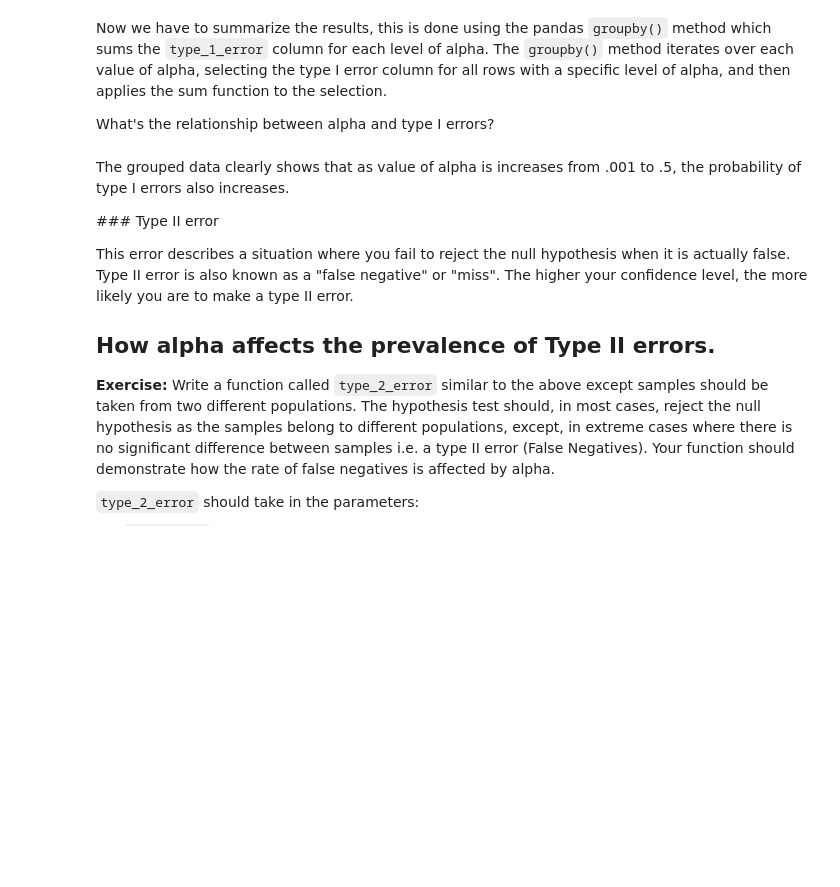
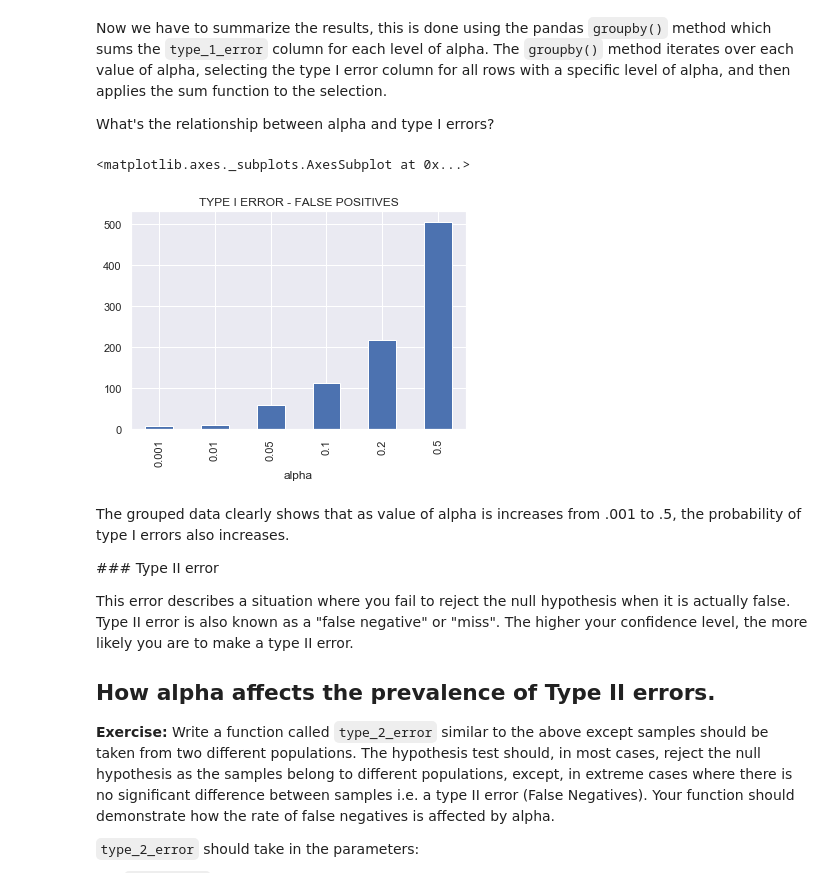
Before and after one commit to minthammock/dsc-type-1-and-2-error-lab-onl01-dtsc-pt-041320, a Jupyter notebook: index.ipynb, the cells around one changed output. Saved outputs shown, nothing was run; the diff lists cells and outputs as text; code cells hidden in the pictures; blank space fills up the shorter version.

```diff
--- a/index.ipynb
+++ b/index.ipynb
@@ -135,12 +135,22 @@ def type_1_error(population, num_tests, alpha_set):
     sig_tests : DataFrame
         A dataframe containing the columns 'type_1_error', 'p_value', and 'alpha'
     """
-    for i in range(num_tests):
-        sample1 = np.random.choice(population,100,replace=True)
-        sample2 = np.random.choice(population,100,replace=True)
-        stats.ttest_ind(sample1, sample2)
+    df = pd.DataFrame({'type_1_error':[], 'p_value':[], 'alpha':[]})
+    counter = 0
+    for x in alpha_set:
+        for i in range(num_tests):
+            sample1 = np.random.choice(population,100,replace=True)
+            sample2 = np.random.choice(population,100,replace=True)
+            testResult = stats.ttest_ind(sample1, sample2)
+            if testResult[1] < x:
+                newRow = [True, testResult[1], x]
+                df.loc[counter] = newRow
+            else:
+                newRow = [False, testResult[1], x]
+                df.loc[counter] = newRow
+            counter += 1
+    return df
 
-
-
-    pass
+pop = np.random.normal(100, 20, 1000)
+thing = type_1_error(pop, 1000,[0.001, 0.01, 0.05, 0.1, 0.2, 0.5] )
 # Example dataframe for 1 test below
@@ -150,12 +175,15 @@ Now we have to summarize the results, this is done using the pandas `groupby()`
 What's the relationship between alpha and type I errors?
 # %%
 # group type I error by values of alpha
-pop = None
-num_tests = None
-alpha_set = None
+pop = np.random.normal(100, 20, 1000)
+num_tests = 1000
+alpha_set = [0.001, 0.01, 0.05, 0.1, 0.2, 0.5]
 sig_tests_1 = type_1_error(pop, num_tests, alpha_set)
 group_error = sig_tests_1.groupby('alpha')['type_1_error'].sum()
 group_error.plot.bar(title = "TYPE I ERROR - FALSE POSITIVES")
+# %% [output]
+<matplotlib.axes._subplots.AxesSubplot at 0x...>
+[figure, added]
 # %% [markdown]
 The grouped data clearly shows that as value of alpha is increases from .001 to .5, the probability of type I errors also increases.
 
```
Also changed, not shown: parts of 9 cells of this notebook.
